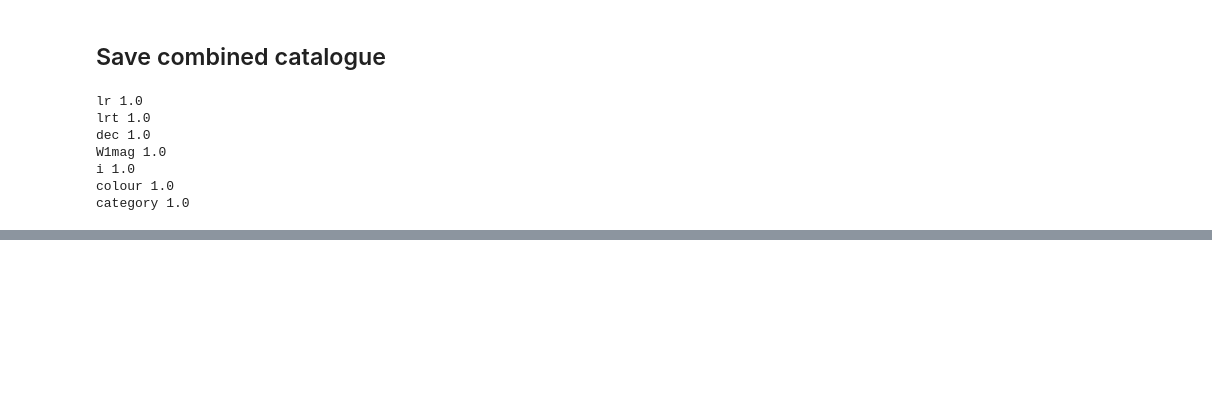
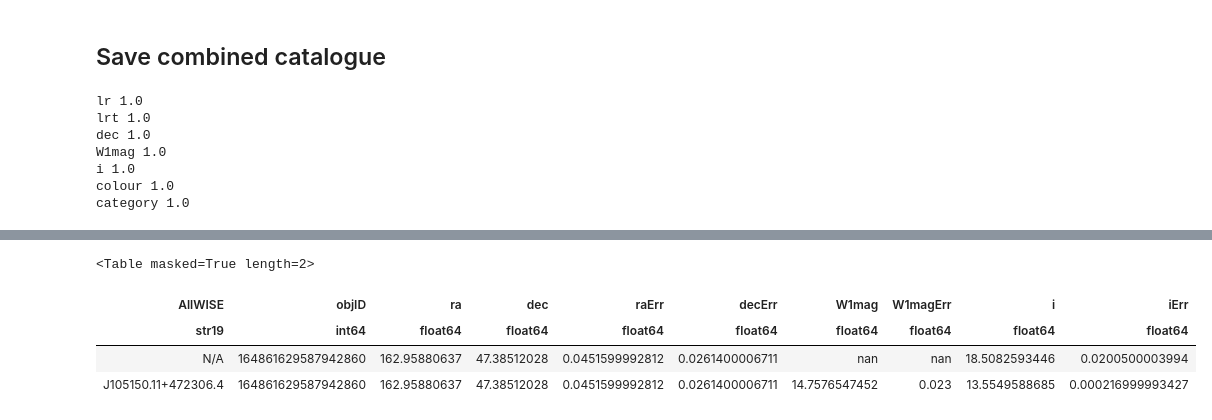
Before and after one commit to nudomarinero/mltier1, a Jupyter notebook: Match_LOFAR_combined_final.ipynb, the cells around one changed output, grey strips where cells are left out. Drawn from its saved outputs; the diff is of its cells as text; code cells hidden in the pictures; blank space fills up the shorter version.

```diff
--- a/Match_LOFAR_combined_final.ipynb
+++ b/Match_LOFAR_combined_final.ipynb
@@ -377,0 +530,8 @@ Changes in the matches
+# %%
+combined_all[combined_all["objID"] == 164861629587942860]
+# %% [output]
+<Table masked=True length=2>
+| AllWISE | objID | ra | dec | raErr | decErr | W1mag | W1magErr | i | iErr |
+| str19 | int64 | float64 | float64 | float64 | float64 | float64 | float64 | float64 | float64 |
+| N/A | 164861629587942860 | 162.95880637 | 47.38512028 | 0.0451599992812 | 0.0261400006711 | nan | nan | 18.5082593446 | 0.0200500003994 |
+| J105150.11+472306.4 | 164861629587942860 | 162.95880637 | 47.38512028 | 0.0451599992812 | 0.0261400006711 | 14.7576547452 | 0.023 | 13.5549588685 | 0.000216999993427 |
```
Also changed, not shown: parts of 56 cells of this notebook.
